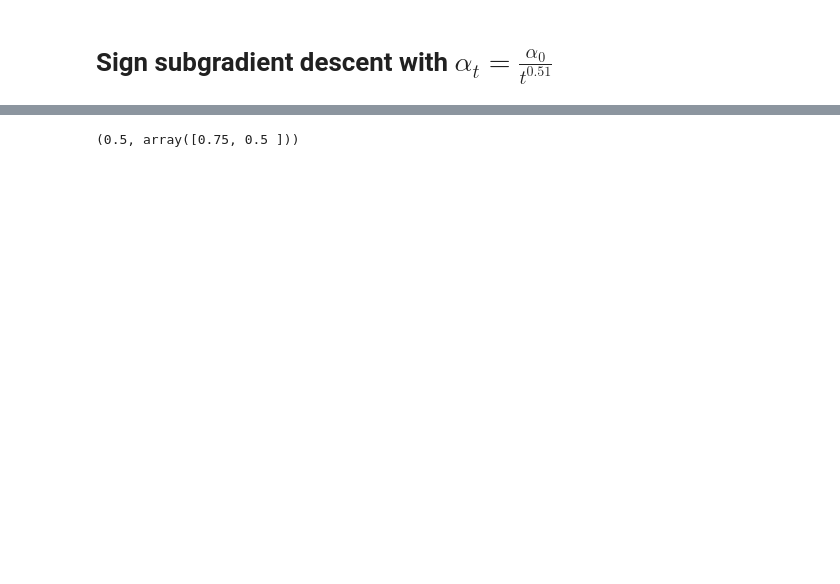
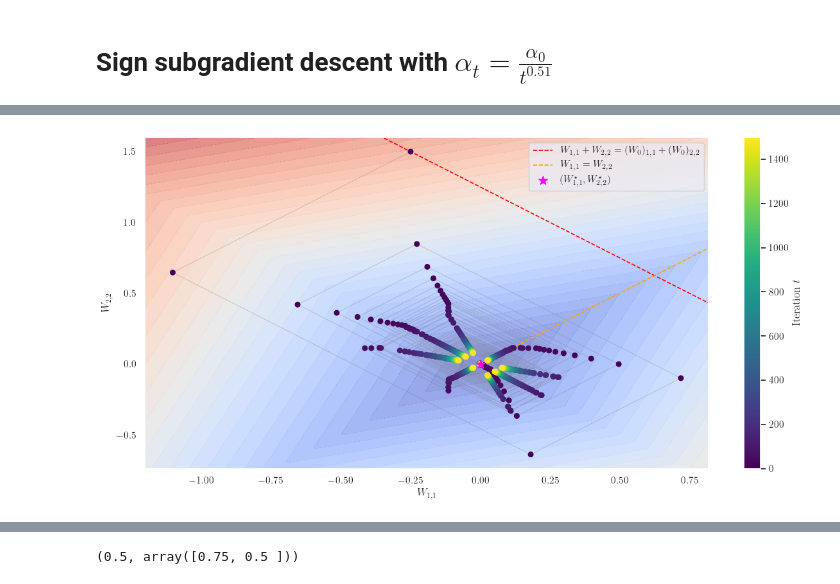
Before and after one commit to parshakova/nonsmooth_lipschitz, a Jupyter notebook: counterexample.ipynb, the cells around one changed output, grey strips where cells are left out. Cells and saved outputs as stored; diff of their text form; code cells hidden in the pictures; blank space fills up the shorter version.

```diff
--- a/counterexample.ipynb
+++ b/counterexample.ipynb
@@ -72,3 +74,7 @@ ws[-20:].sum(axis=1), logging["loss"][-20:], w0
+# %%
+plot_trajectory(ws, w0, c, n_show=1500, filename=experiment_name)
+# %% [output]
+[figure, added]
 # %%
 # assert 1 == 0
 # %% [markdown]
```
Also changed, not shown: parts of 13 cells of this notebook, 1 other file.
